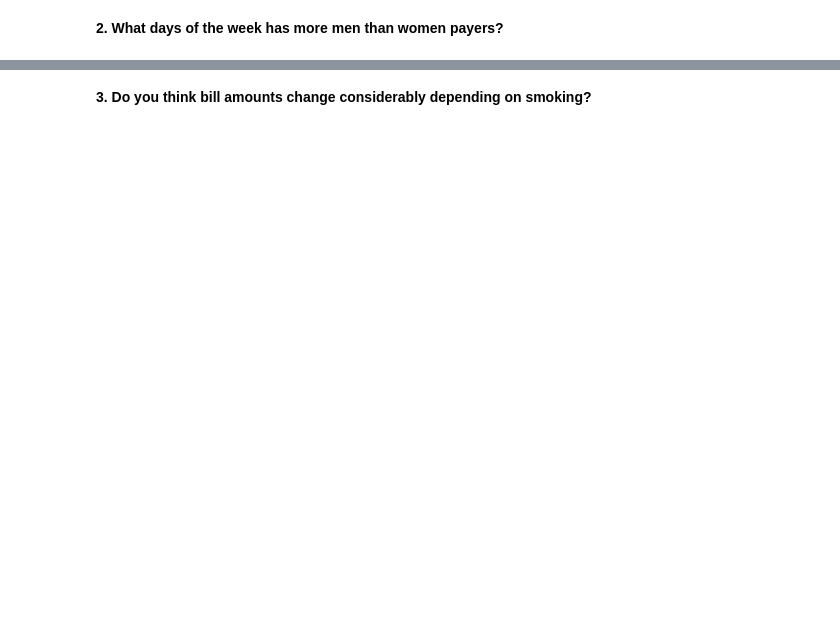
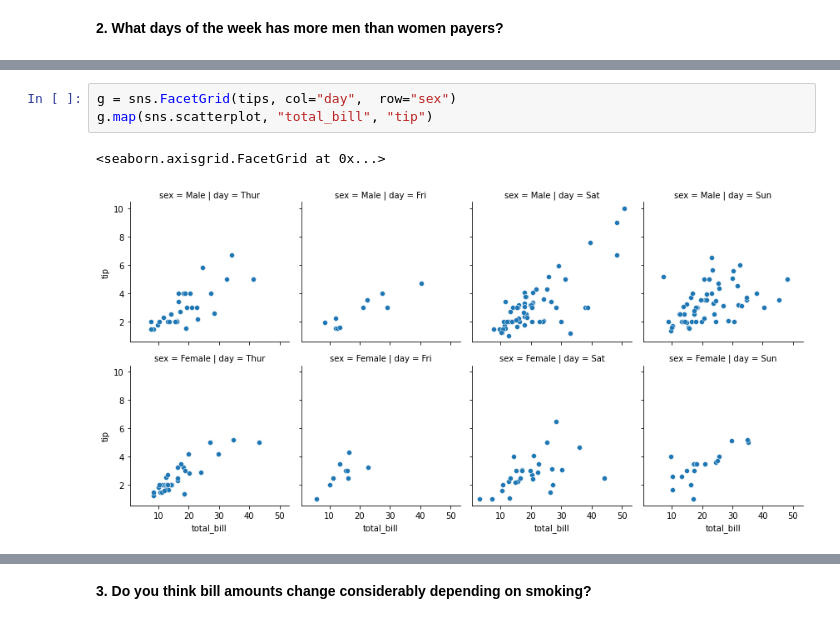
Before and after one commit to Ironhack-Data-Madrid-Enero-2021/lab-visualization-intro, a Jupyter notebook: your-code/challenge-1.ipynb, the cells around one changed output, grey strips where cells are left out. Saved outputs shown, nothing was run; the diff lists cells and outputs as text; blank space fills up the shorter version.

```diff
--- a/your-code/challenge-1.ipynb
+++ b/your-code/challenge-1.ipynb
@@ -46,0 +68,6 @@ Categories (4, object): ['Thur', 'Fri', 'Sat', 'Sun']
+# %%
+g = sns.FacetGrid(tips, col="day",  row="sex")
+g.map(sns.scatterplot, "total_bill", "tip")
+# %% [output]
+<seaborn.axisgrid.FacetGrid at 0x...>
+[figure, added]
```
Also changed, not shown: parts of 13 cells of this notebook.
